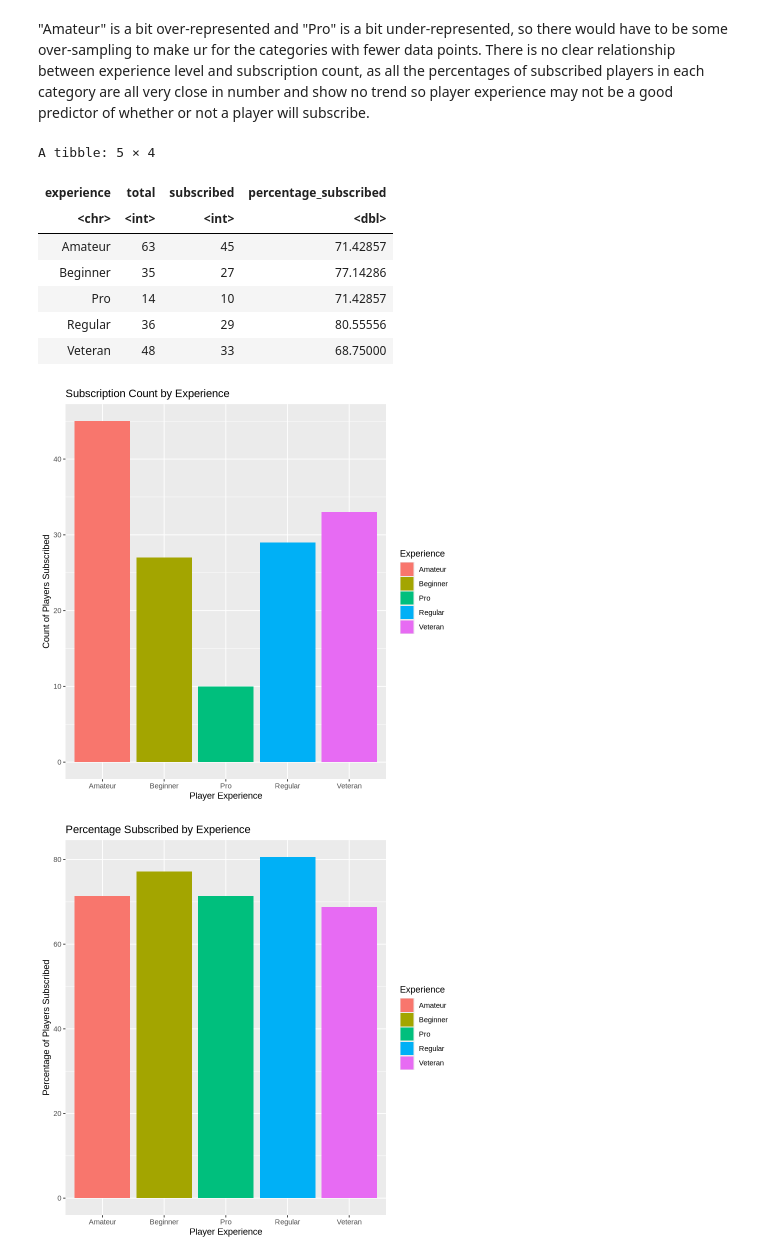
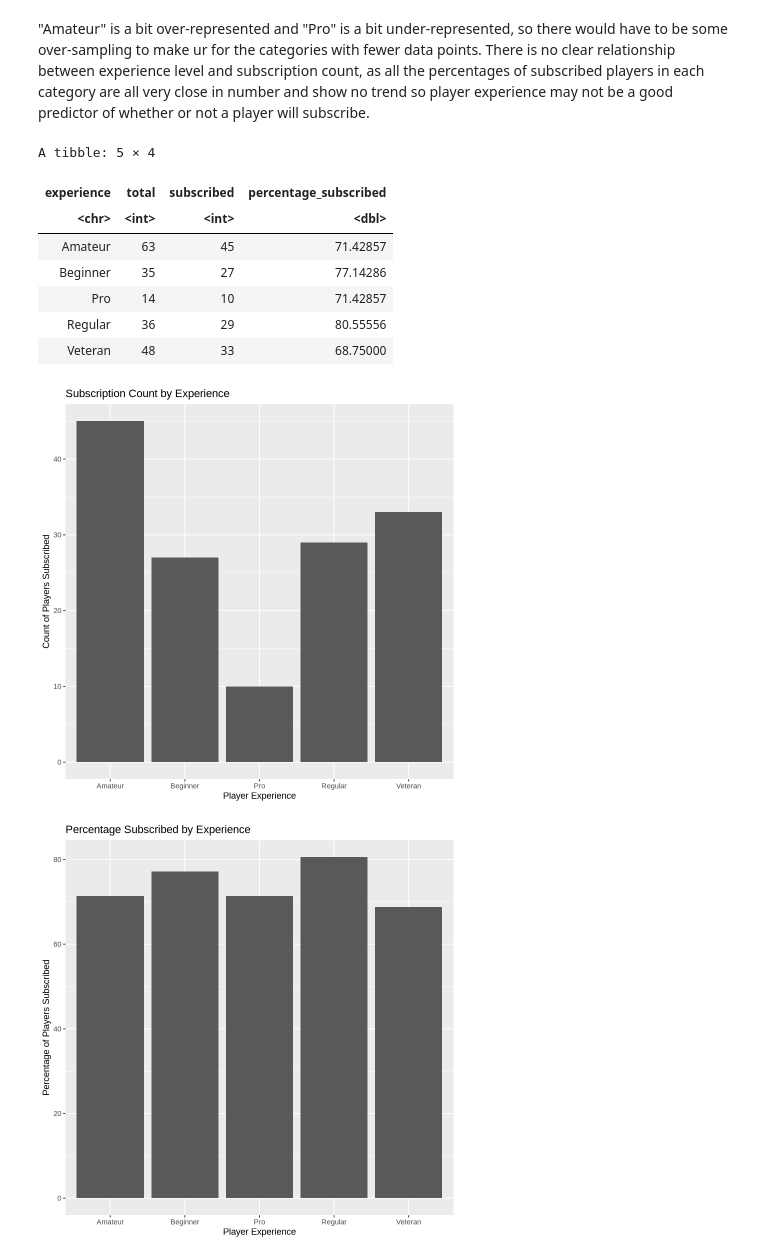
Before and after one commit to jedawelle/individual_project, a Jupyter notebook: project_planning_stages.ipynb, the cells around one changed output. Drawn from its saved outputs; the diff is of its cells as text; code cells hidden in the pictures.

Commit message:
Edited graphs
I removed the color feature for the bar graphs of experience and gender because they contained redundant information

```diff
--- a/project_planning_stages.ipynb
+++ b/project_planning_stages.ipynb
@@ -360,33 +360,33 @@ A tibble: 7 × 4
 # %%
 ratio_experience_subscribed <- players |>
   group_by(experience) |>
   summarize(
     total = n(),
     subscribed = sum(subscribe == TRUE),
     percentage_subscribed = (subscribed / total)*100)
 
 ratio_experience_subscribed
 
-experience_subscribed_bar <- ratio_experience_subscribed|>ggplot(aes(x=experience, y=subscribed, fill=experience))+
+experience_subscribed_bar <- ratio_experience_subscribed|>ggplot(aes(x=experience, y=subscribed))+
 geom_bar(stat="identity") +
-labs(x="Player Experience", y="Count of Players Subscribed", fill="Experience")+
+labs(x="Player Experience", y="Count of Players Subscribed")+
 ggtitle("Subscription Count by Experience")
 
 experience_subscribed_bar
 
-experience_subscribed_ratio_bar <- ratio_experience_subscribed|>ggplot(aes(x=experience, y=percentage_subscribed, fill=experience))+
+experience_subscribed_ratio_bar <- ratio_experience_subscribed|>ggplot(aes(x=experience, y=percentage_subscribed))+
 geom_bar(stat="identity") +
-labs(x="Player Experience", y="Percentage of Players Subscribed", fill="Experience")+
+labs(x="Player Experience", y="Percentage of Players Subscribed")+
 ggtitle("Percentage Subscribed by Experience")
 experience_subscribed_ratio_bar
 # %% [output]
 A tibble: 5 × 4
 | experience | total | subscribed | percentage_subscribed |
 | <chr> | <int> | <int> | <dbl> |
 | Amateur | 63 | 45 | 71.42857 |
 | Beginner | 35 | 27 | 77.14286 |
 | Pro | 14 | 10 | 71.42857 |
 | Regular | 36 | 29 | 80.55556 |
 | Veteran | 48 | 33 | 68.75000 |
-[figure, old version]
+[figure, new version]
-[figure, old version]
+[figure, new version]
```
Also changed, not shown: parts of 2 cells of this notebook.
